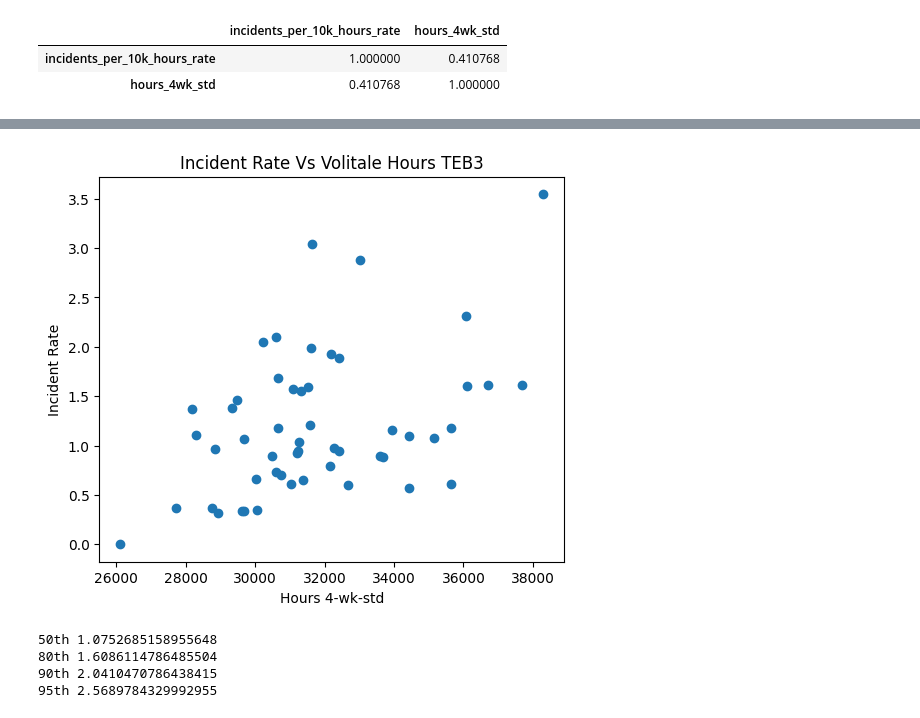
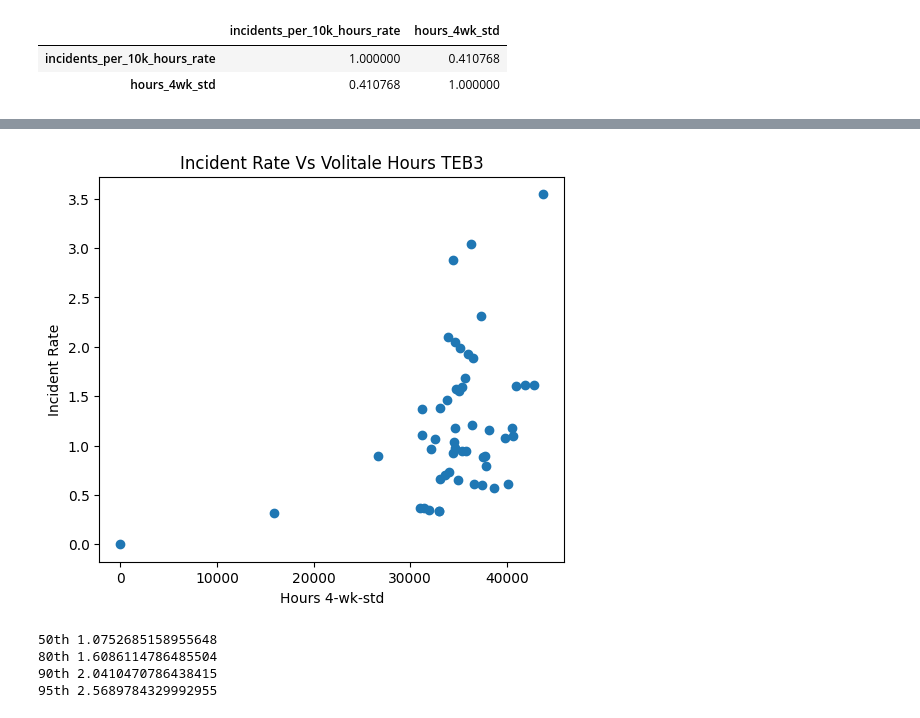
Before and after one commit to JudeMirac/Saftey-Risk-Analysis, a Jupyter notebook: notebooks/Exploratory_Analysis.ipynb, the cells around one changed output, grey strips where cells are left out. Cells and saved outputs as stored; diff of their text form; code cells hidden in the pictures.

```diff
--- a/notebooks/Exploratory_Analysis.ipynb
+++ b/notebooks/Exploratory_Analysis.ipynb
@@ -256,3 +255,10 @@ df_site[['incidents_per_10k_hours_rate', 'hours_4wk_std']].corr()
 |  | incidents_per_10k_hours_rate | hours_4wk_std |
 | incidents_per_10k_hours_rate | 1.000000 | 0.410768 |
 | hours_4wk_std | 0.410768 | 1.000000 |
+# %%
+# Compute the weekly deltas for hourly volatility and store it into the dataframe as a column
+df_site['abs_hourly_vol_change'] = (df_site
+                                    .sort_values(['year', 'week_sum'])
+                                    .groupby('site')['hours_weekly']
+                                    .diff()
+                                    )
@@ -259,17 +285,18 @@ df_site[['incidents_per_10k_hours_rate', 'hours_4wk_std']].corr()
 # %%
 # plot correaltion between incident rate and volitility in hours
 plt.figure(figsize= (6,5))
+
 plt.scatter(
-    df_site['hours_4wk_avg'],   #x-axis label
+    df_site['hours_4wk_std'],   #x-axis label
     df_site['incidents_per_10k_hours_rate'], # y-axis label
     marker = 'o',
 )
 plt.title(f'Incident Rate Vs Volitale Hours {site_id.upper()}') # title
 plt.xlabel('Hours 4-wk-std')
 plt.ylabel('Incident Rate')
 plt.show()
 # %% [output]
-[figure, old version]
+[figure, new version]
 # %%
 # find percentile thresholds that meaningfully seperate risk
 
```
Also changed, not shown: parts of 10 cells of this notebook, 4 other files.
